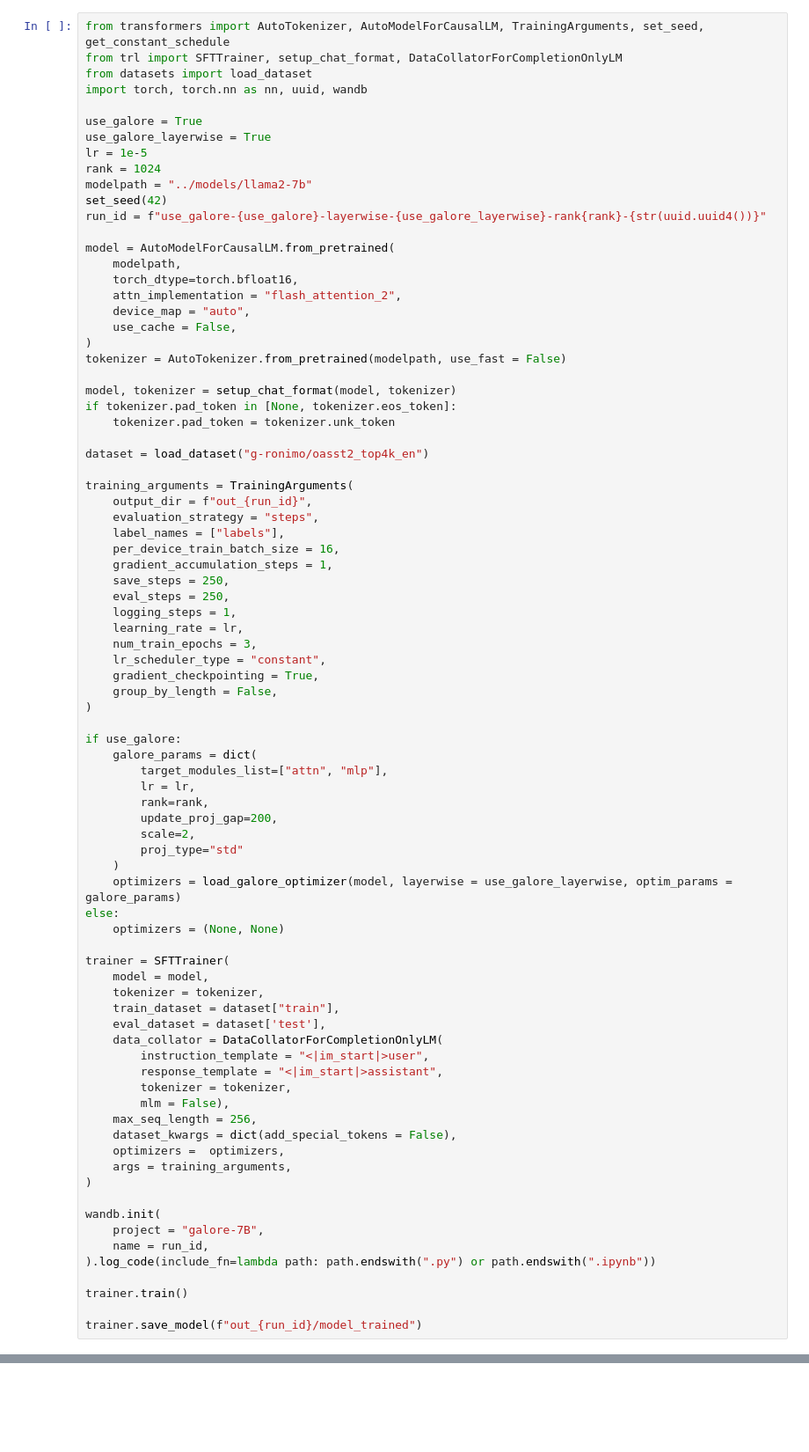
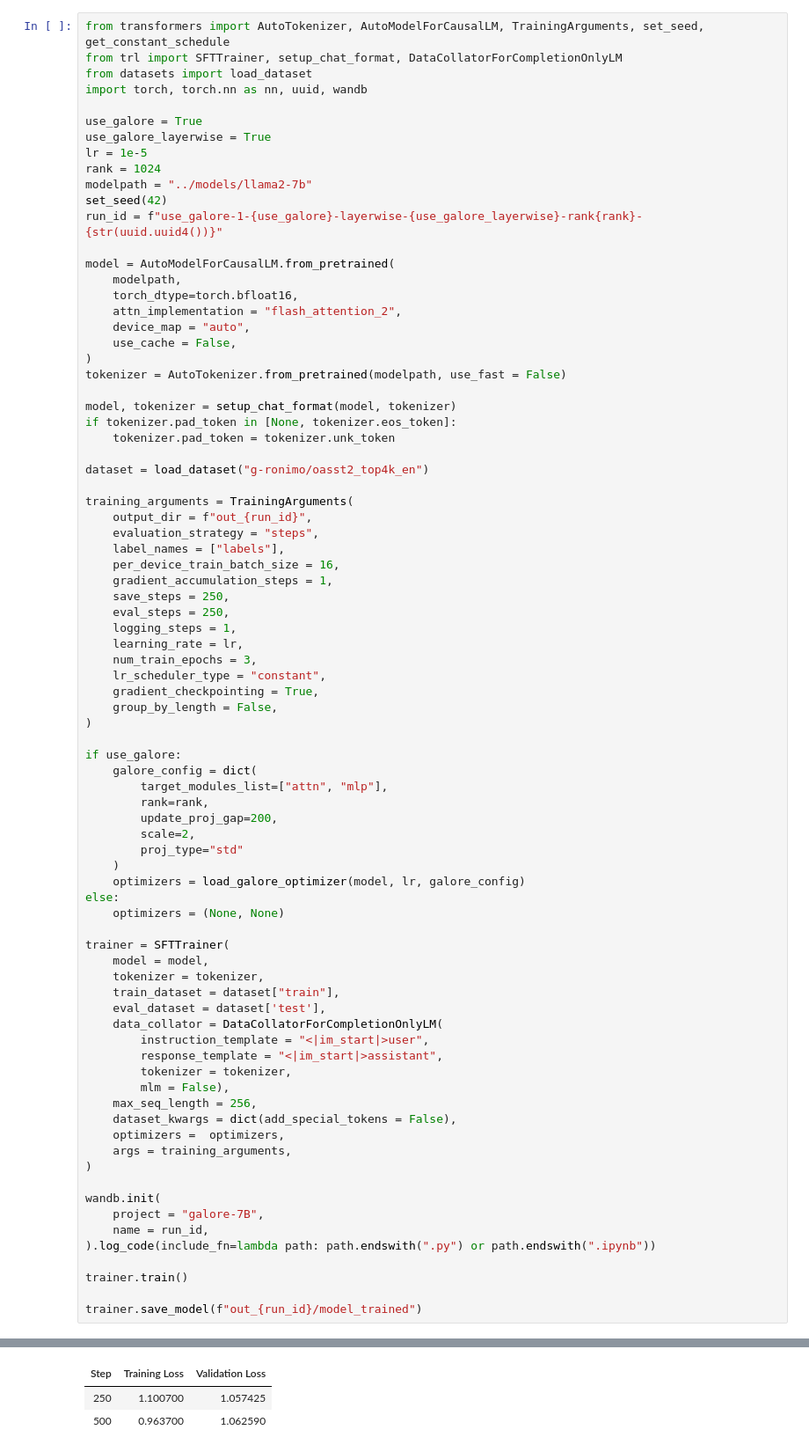
Before and after one commit to geronimi73/3090_shorts, a Jupyter notebook: nb_galore_llama2-7b.ipynb, the cells around one changed output, grey strips where cells are left out. Shown at 88% size. Drawn from its saved outputs; the diff is of its cells as text; blank space fills up the shorter version.

```diff
--- a/nb_galore_llama2-7b.ipynb
+++ b/nb_galore_llama2-7b.ipynb
@@ -79,7 +65,7 @@ lr = 1e-5
 rank = 1024
 modelpath = "../models/llama2-7b"
 set_seed(42)
-run_id = f"use_galore-{use_galore}-layerwise-{use_galore_layerwise}-rank{rank}-{str(uuid.uuid4())}"
+run_id = f"use_galore-1-{use_galore}-layerwise-{use_galore_layerwise}-rank{rank}-{str(uuid.uuid4())}"
 
 model = AutoModelForCausalLM.from_pretrained(
     modelpath,
@@ -113,15 +99,14 @@ training_arguments = TrainingArguments(
 )
 
 if use_galore:
-    galore_params = dict(
+    galore_config = dict(
         target_modules_list=["attn", "mlp"],
-        lr = lr,
         rank=rank,
         update_proj_gap=200,
         scale=2,
         proj_type="std"
     )
-    optimizers = load_galore_optimizer(model, layerwise = use_galore_layerwise, optim_params = galore_params)
+    optimizers = load_galore_optimizer(model, lr, galore_config)
 else:
     optimizers = (None, None)
 
@@ -149,3 +134,4 @@ wandb.init(
 trainer.train()
 
 trainer.save_model(f"out_{run_id}/model_trained")
+# %% [output]
@@ -151,0 +159,3 @@ trainer.save_model(f"out_{run_id}/model_trained")
+| Step | Training Loss | Validation Loss |
+| 250 | 1.100700 | 1.057425 |
+| 500 | 0.963700 | 1.062590 |
```
Also changed, not shown: parts of 2 cells of this notebook.
